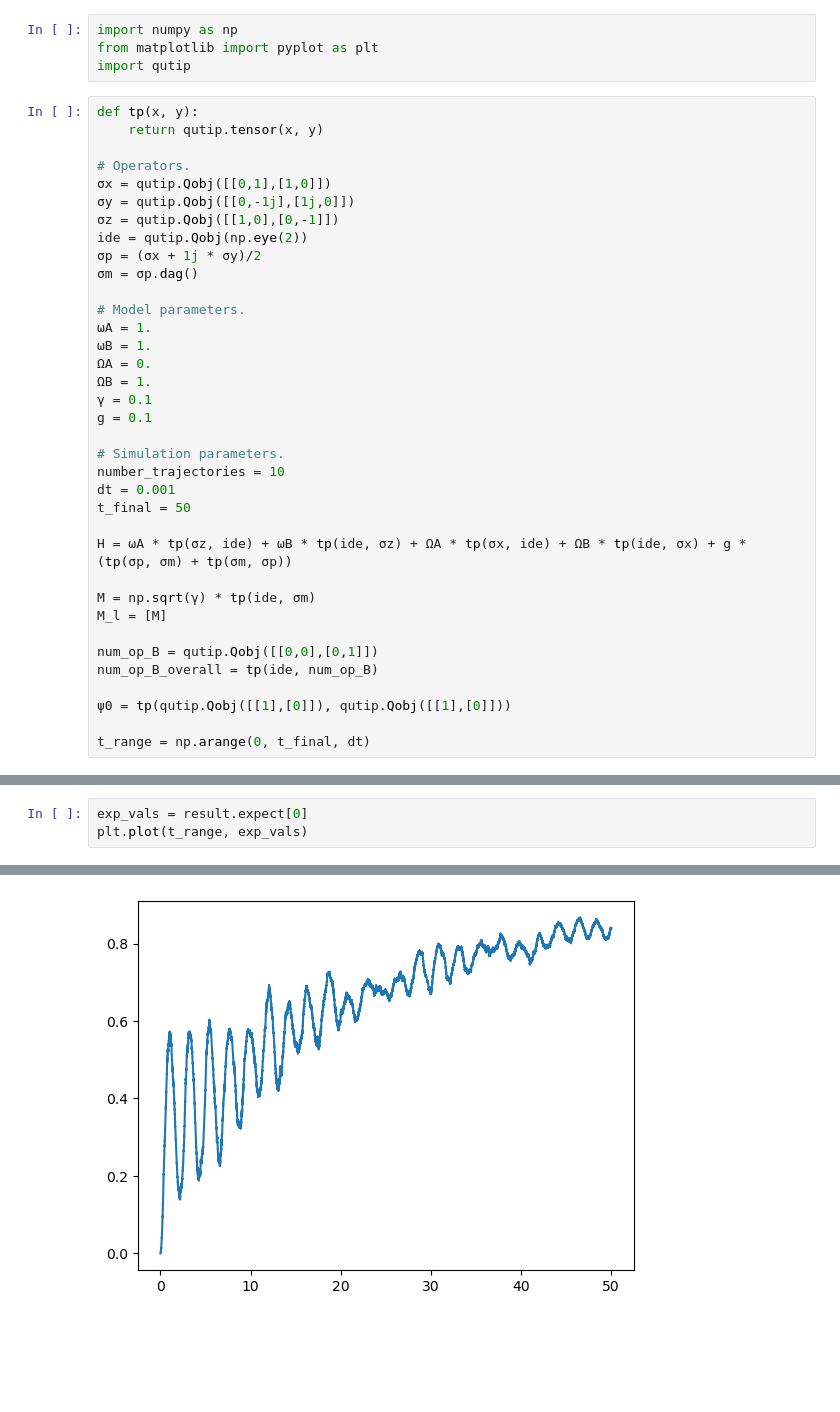
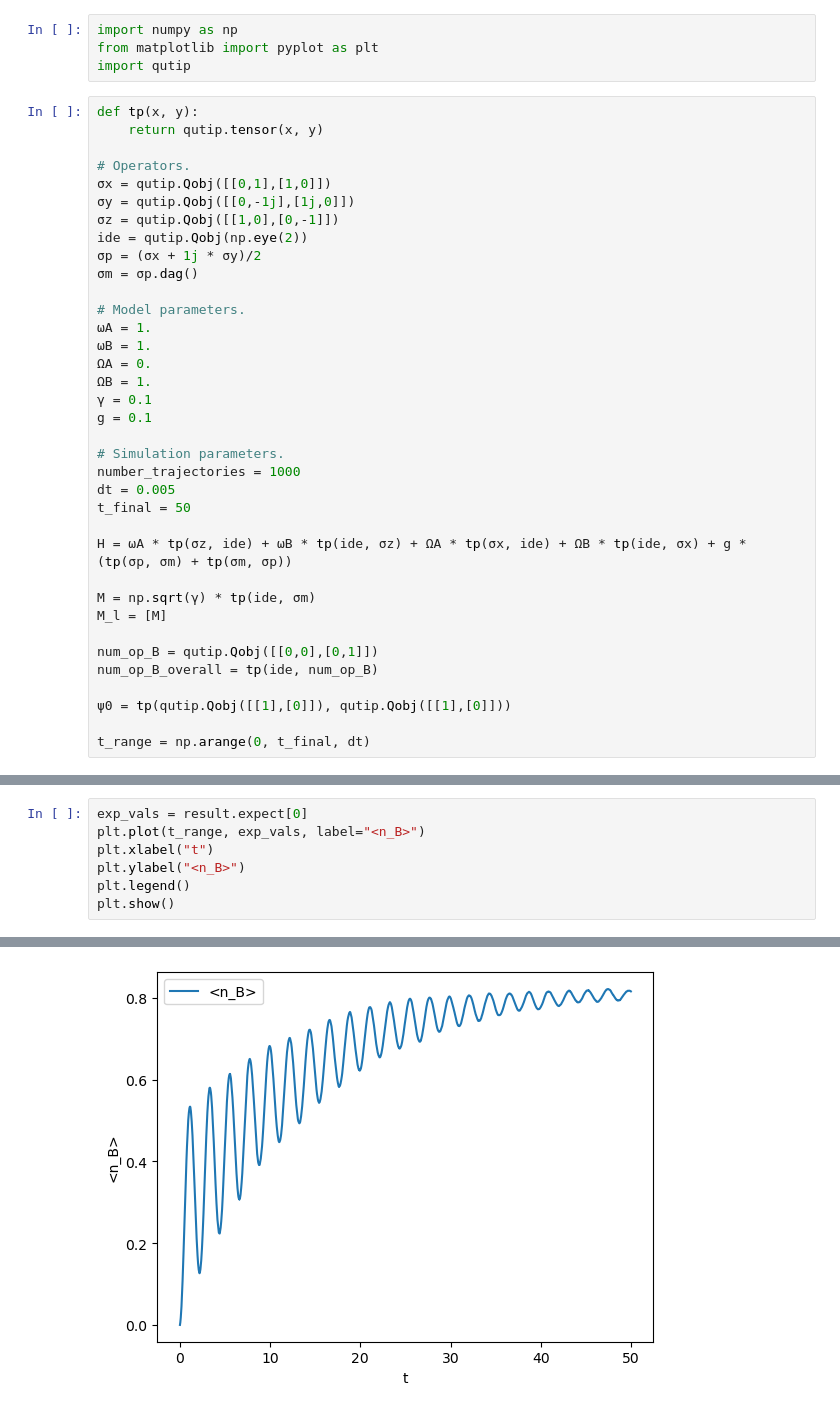
Before and after one commit to marcoradaelli/GillespieQuantumJumps, a Jupyter notebook: QutipBenchmark/QuTip_CoupledQubits.ipynb, the cells around one changed output, grey strips where cells are left out. Drawn from its saved outputs; the diff is of its cells as text; blank space fills up the shorter version.

```diff
--- a/QutipBenchmark/QuTip_CoupledQubits.ipynb
+++ b/QutipBenchmark/QuTip_CoupledQubits.ipynb
@@ -23,8 +23,8 @@ ide = qutip.Qobj(np.eye(2))
 g = 0.1
 
 # Simulation parameters.
-number_trajectories = 10
-dt = 0.001
+number_trajectories = 1000
+dt = 0.005
 t_final = 50
 
 H = ωA * tp(σz, ide) + ωB * tp(ide, σz) + ΩA * tp(σx, ide) + ΩB * tp(ide, σx) + g * (tp(σp, σm) + tp(σm, σp))
@@ -54,4 +54,8 @@ Total run time:   5.86s
 # %%
 exp_vals = result.expect[0]
-plt.plot(t_range, exp_vals)
+plt.plot(t_range, exp_vals, label="<n_B>")
+plt.xlabel("t")
+plt.ylabel("<n_B>")
+plt.legend()
+plt.show()
 # %% [output]
@@ -59 +62 @@ plt.plot(t_range, exp_vals)
-[figure, old version]
+[figure, new version]
```
Also changed, not shown: parts of 2 cells of this notebook, 3 other files.
